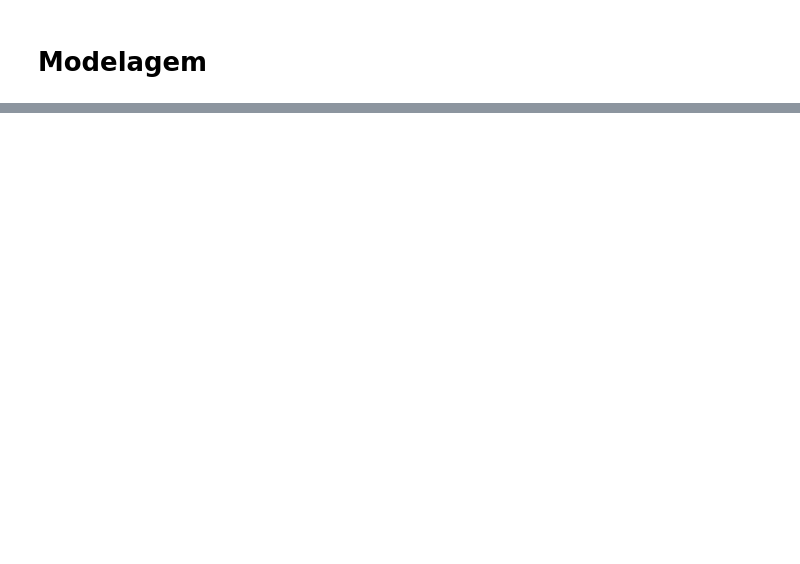
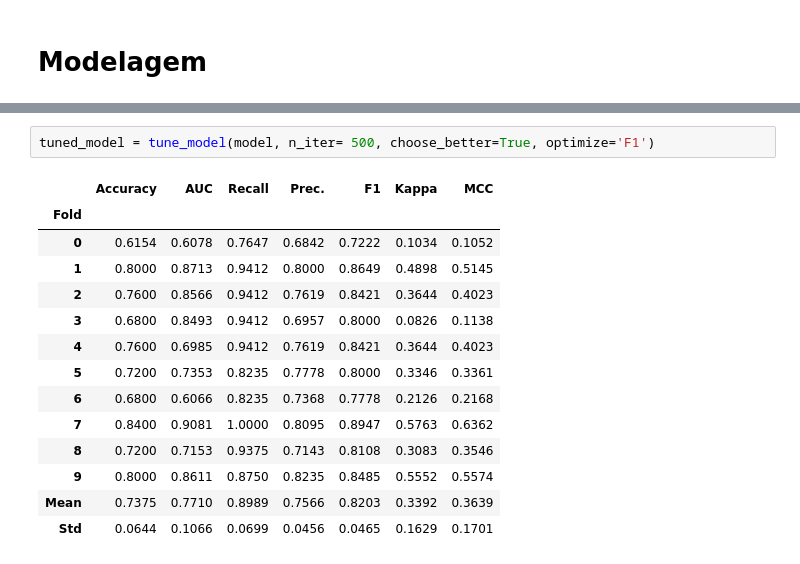
Before and after one commit to guilhermelt-22/final_project, a Jupyter notebook: criacao_de_modelo.ipynb, the cells around one changed output, grey strips where cells are left out. Drawn from its saved outputs; the diff is of its cells as text; blank space fills up the shorter version.

```diff
--- a/modelov2.ipynb
+++ b/criacao_de_modelo.ipynb
@@ -189 +260,18 @@ model = create_model('ridge')
+# %%
+tuned_model = tune_model(model, n_iter= 500, choose_better=True, optimize='F1')
+# %% [output]
+|  | Accuracy | AUC | Recall | Prec. | F1 | Kappa | MCC |
+| Fold |  |  |  |  |  |  |  |
+| 0 | 0.6154 | 0.6078 | 0.7647 | 0.6842 | 0.7222 | 0.1034 | 0.1052 |
+| 1 | 0.8000 | 0.8713 | 0.9412 | 0.8000 | 0.8649 | 0.4898 | 0.5145 |
+| 2 | 0.7600 | 0.8566 | 0.9412 | 0.7619 | 0.8421 | 0.3644 | 0.4023 |
+| 3 | 0.6800 | 0.8493 | 0.9412 | 0.6957 | 0.8000 | 0.0826 | 0.1138 |
+| 4 | 0.7600 | 0.6985 | 0.9412 | 0.7619 | 0.8421 | 0.3644 | 0.4023 |
+| 5 | 0.7200 | 0.7353 | 0.8235 | 0.7778 | 0.8000 | 0.3346 | 0.3361 |
+| 6 | 0.6800 | 0.6066 | 0.8235 | 0.7368 | 0.7778 | 0.2126 | 0.2168 |
+| 7 | 0.8400 | 0.9081 | 1.0000 | 0.8095 | 0.8947 | 0.5763 | 0.6362 |
+| 8 | 0.7200 | 0.7153 | 0.9375 | 0.7143 | 0.8108 | 0.3083 | 0.3546 |
+| 9 | 0.8000 | 0.8611 | 0.8750 | 0.8235 | 0.8485 | 0.5552 | 0.5574 |
+| Mean | 0.7375 | 0.7710 | 0.8989 | 0.7566 | 0.8203 | 0.3392 | 0.3639 |
+| Std | 0.0644 | 0.1066 | 0.0699 | 0.0456 | 0.0465 | 0.1629 | 0.1701 |
 # %%
```
Also changed, not shown: parts of 17 cells of this notebook, 2 other files.
